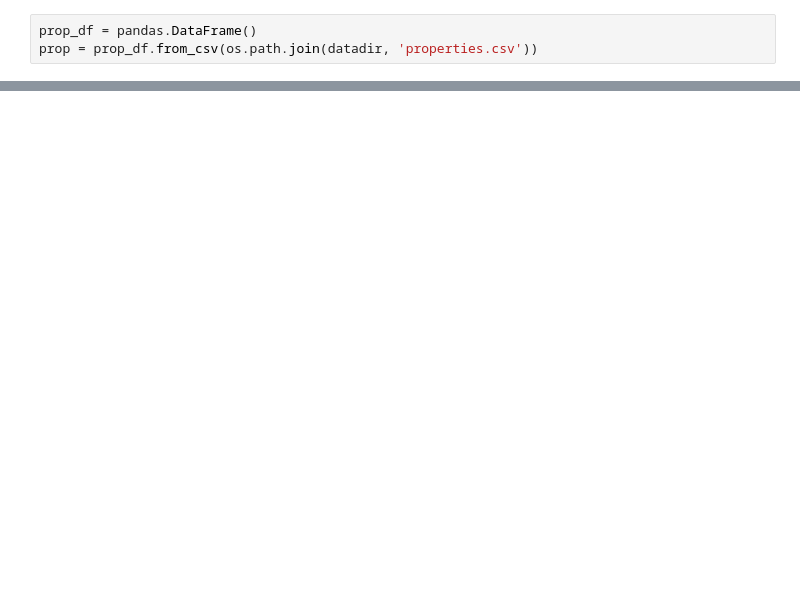
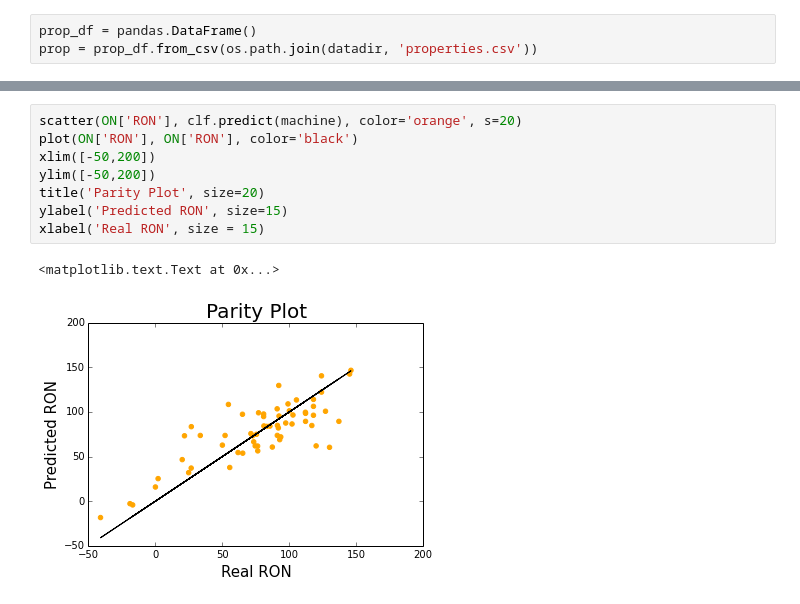
Before and after one commit to BrandonJvV/OctaneNumber, a Jupyter notebook: OctanePrediction.ipynb, the cells around one changed output, grey strips where cells are left out. Cells and saved outputs as stored; diff of their text form; blank space fills up the shorter version.

```diff
--- a/OctanePrediction.ipynb
+++ b/OctanePrediction.ipynb
@@ -32,0 +56,11 @@ machine.head()
+# %%
+scatter(ON['RON'], clf.predict(machine), color='orange', s=20)
+plot(ON['RON'], ON['RON'], color='black')
+xlim([-50,200])
+ylim([-50,200])
+title('Parity Plot', size=20)
+ylabel('Predicted RON', size=15)
+xlabel('Real RON', size = 15)
+# %% [output]
+<matplotlib.text.Text at 0x...>
+[figure, added]
```
Also changed, not shown: parts of 6 cells of this notebook.
